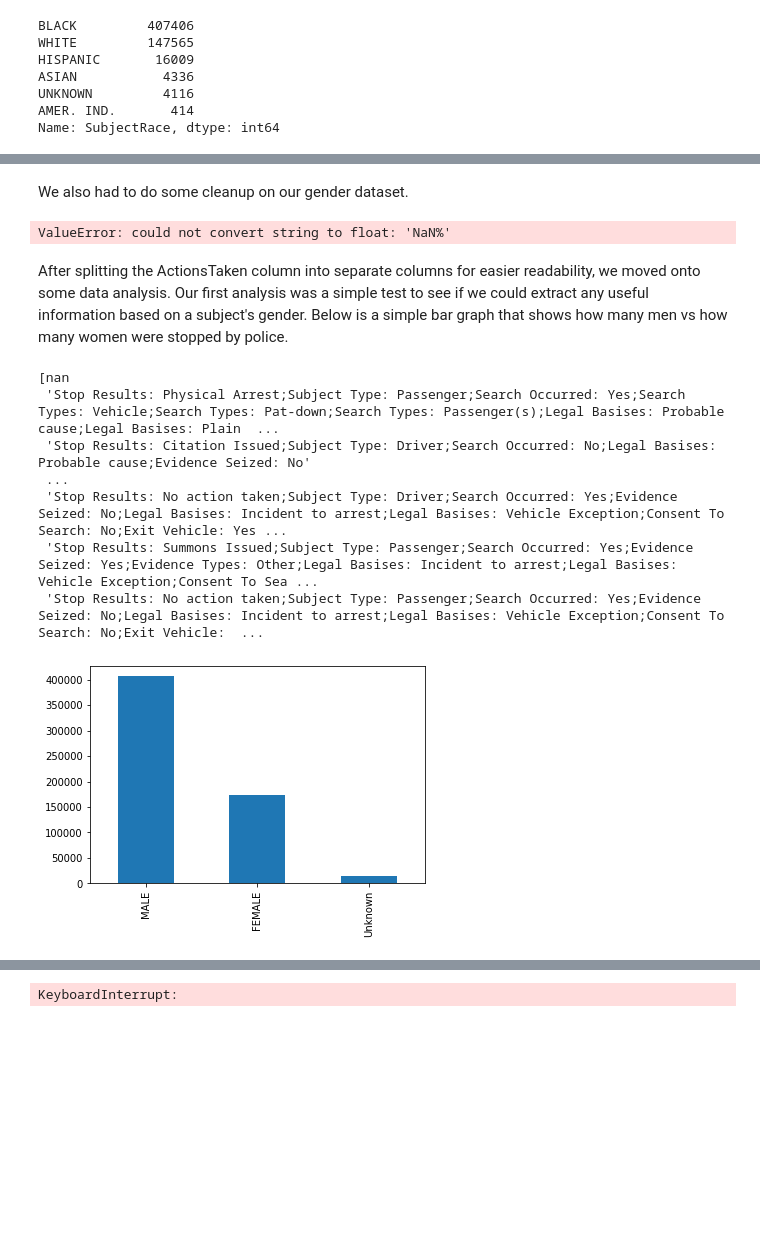
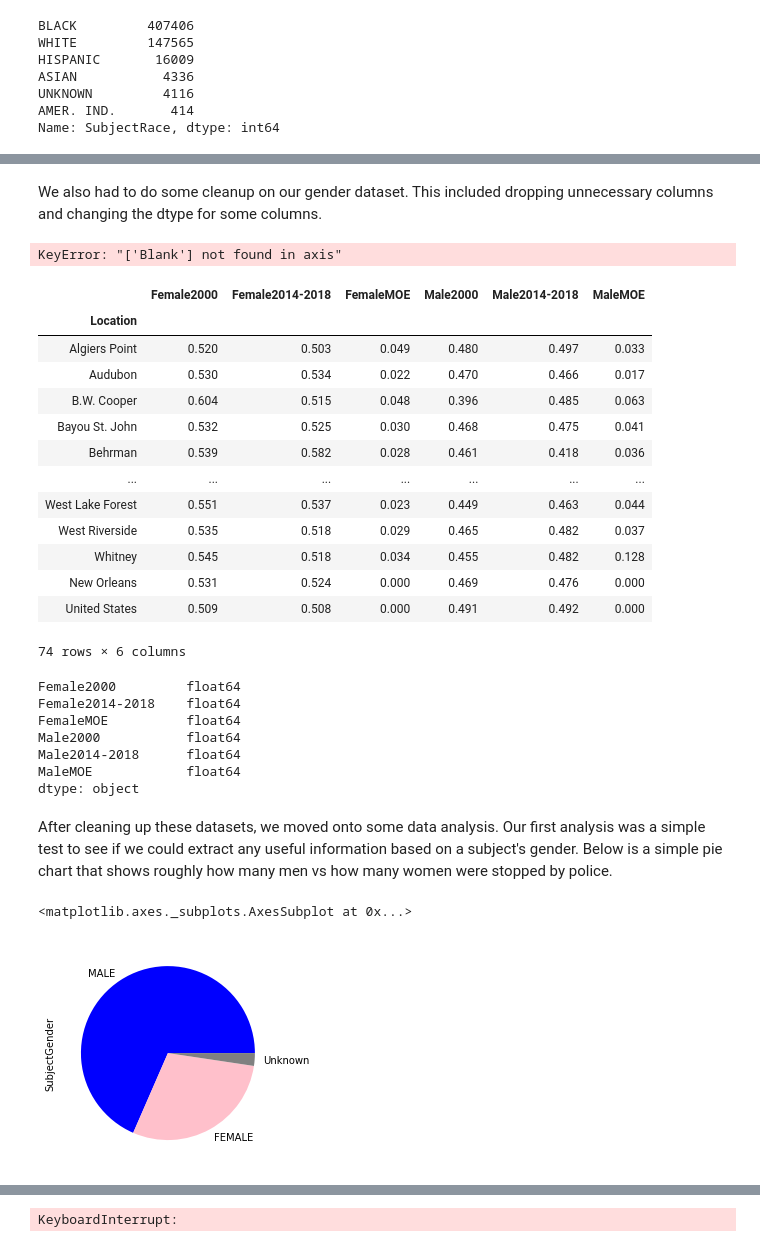
Before and after one commit to Icasas101/FinalDSTutorial, a Jupyter notebook: Final DS Tutorial.ipynb, the cells around one changed output, grey strips where cells are left out. Cells and saved outputs as stored; diff of their text form; code cells hidden in the pictures; blank space fills up the shorter version.

Commit message:
Added another gender chart

```diff
--- a/Final DS Tutorial.ipynb
+++ b/Final DS Tutorial.ipynb
@@ -229,25 +239,40 @@ nanActionDf.plot.bar()
 # %% [markdown]
-We also had to do some cleanup on our gender dataset.
+We also had to do some cleanup on our gender dataset. This included dropping unnecessary columns and changing the dtype for some columns.
-# %%
-gender_df = gender_df.dropna(how='all')
-gender_df = gender_df.drop([6, 8, 10, 11])
-gender_df = gender_df.set_index('Location')
-gender_df = gender_df.astype({'Female2000': 'float64', 'Female2014-2018': 'float64', 'FemaleMOE': 'float64'})
-gender_df
-# %% [output]
-ValueError: could not convert string to float: 'NaN%'
+# %%
+gender_df = gender_df.dropna(how='all')
+gender_df = gender_df.drop(columns=['Blank'])
+# %% [output]
+KeyError: "['Blank'] not found in axis"
+# %%
+display(gender_df)
+display(gender_df.dtypes)
+# %% [output]
+|  | Female2000 | Female2014-2018 | FemaleMOE | Male2000 | Male2014-2018 | MaleMOE |
+| Location |  |  |  |  |  |  |
+| Algiers Point | 0.520 | 0.503 | 0.049 | 0.480 | 0.497 | 0.033 |
+| Audubon | 0.530 | 0.534 | 0.022 | 0.470 | 0.466 | 0.017 |
+| B.W. Cooper | 0.604 | 0.515 | 0.048 | 0.396 | 0.485 | 0.063 |
+| Bayou St. John | 0.532 | 0.525 | 0.030 | 0.468 | 0.475 | 0.041 |
+| Behrman | 0.539 | 0.582 | 0.028 | 0.461 | 0.418 | 0.036 |
+| ... | ... | ... | ... | ... | ... | ... |
+| West Lake Forest | 0.551 | 0.537 | 0.023 | 0.449 | 0.463 | 0.044 |
+| West Riverside | 0.535 | 0.518 | 0.029 | 0.465 | 0.482 | 0.037 |
+| Whitney | 0.545 | 0.518 | 0.034 | 0.455 | 0.482 | 0.128 |
+| New Orleans | 0.531 | 0.524 | 0.000 | 0.469 | 0.476 | 0.000 |
+| United States | 0.509 | 0.508 | 0.000 | 0.491 | 0.492 | 0.000 |
+74 rows × 6 columns
+Female2000         float64
+Female2014-2018    float64
+FemaleMOE          float64
+Male2000           float64
+Male2014-2018      float64
+MaleMOE            float64
+dtype: object
 # %% [markdown]
-After splitting the ActionsTaken column into separate columns for easier readability, we moved onto some data analysis. Our first analysis was a simple test to see if we could extract any useful information based on a subject's gender. Below is a simple bar graph that shows how many men vs how many women were stopped by police.
+After cleaning up these datasets, we moved onto some data analysis. Our first analysis was a simple test to see if we could extract any useful information based on a subject's gender. Below is a simple pie chart that shows roughly how many men vs how many women were stopped by police.
-# %%
-# REMOVE BEFORE TURNING IN: Should compare this with census data to see if it's disproportionate
-df['SubjectGender'] = df['SubjectGender'].fillna('Unknown')
-df['SubjectGender'].value_counts().plot.bar()
-# %% [output]
-[nan
- 'Stop Results: Physical Arrest;Subject Type: Passenger;Search Occurred: Yes;Search Types: Vehicle;Search Types: Pat-down;Search Types: Passenger(s);Legal Basises: Probable cause;Legal Basises: Plain  ...
- 'Stop Results: Citation Issued;Subject Type: Driver;Search Occurred: No;Legal Basises: Probable cause;Evidence Seized: No'
- ...
- 'Stop Results: No action taken;Subject Type: Driver;Search Occurred: Yes;Evidence Seized: No;Legal Basises: Incident to arrest;Legal Basises: Vehicle Exception;Consent To Search: No;Exit Vehicle: Yes ...
- 'Stop Results: Summons Issued;Subject Type: Passenger;Search Occurred: Yes;Evidence Seized: Yes;Evidence Types: Other;Legal Basises: Incident to arrest;Legal Basises: Vehicle Exception;Consent To Sea ...
- 'Stop Results: No action taken;Subject Type: Passenger;Search Occurred: Yes;Evidence Seized: No;Legal Basises: Incident to arrest;Legal Basises: Vehicle Exception;Consent To Search: No;Exit Vehicle:  ...
-[figure, removed]
+# %%
+df['SubjectGender'] = df['SubjectGender'].fillna('Unknown')
+df['SubjectGender'].value_counts().plot.pie(colors=['blue', 'pink', 'gray'])
+# %% [output]
+<matplotlib.axes._subplots.AxesSubplot at 0x...>
+[figure, added]
```
Also changed, not shown: parts of 8 cells of this notebook.
